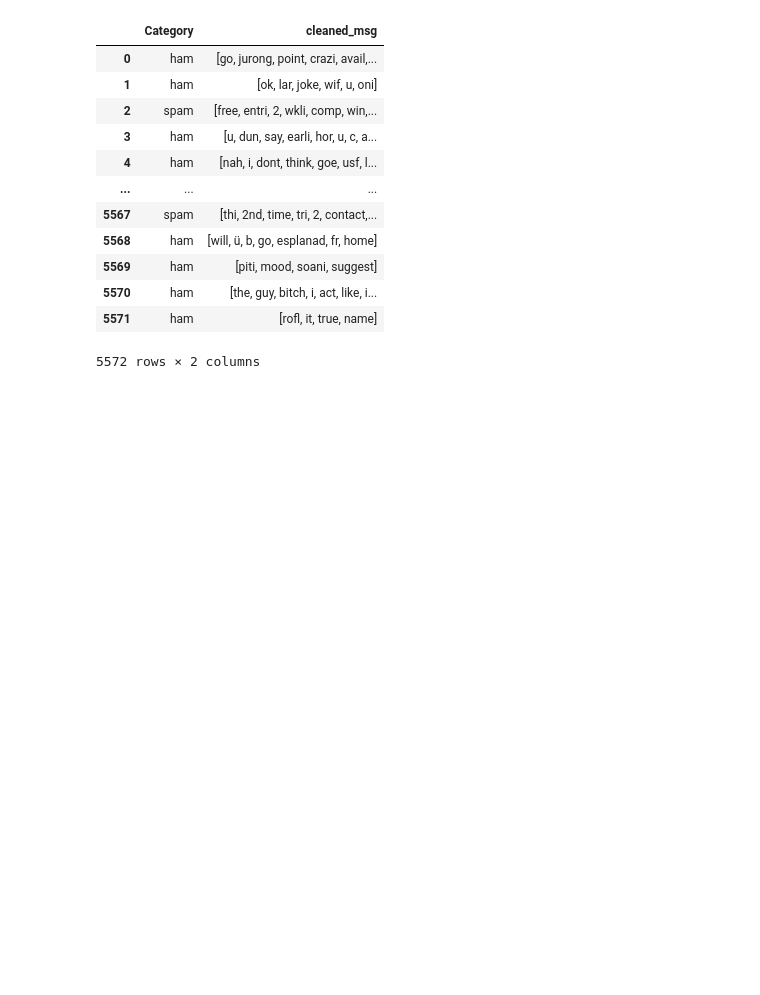
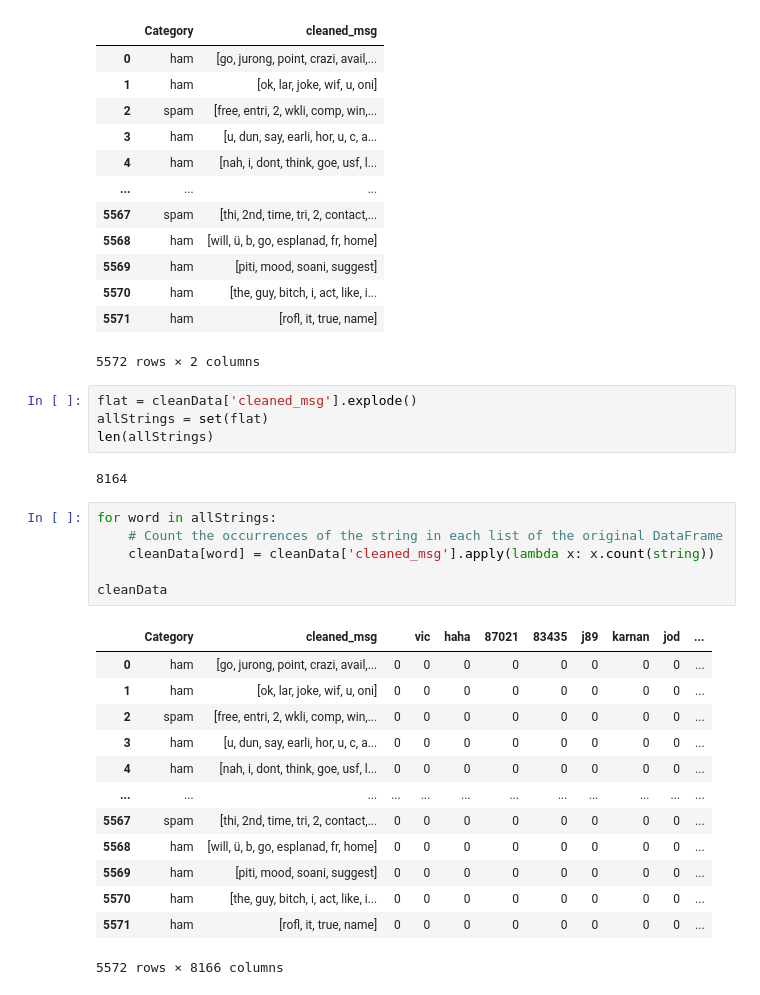
Before and after one commit to JonathanYe3/ML_duh_guyz, a Jupyter notebook: preprocessing.ipynb, the cells around one changed output. Saved outputs shown, nothing was run; the diff lists cells and outputs as text; blank space fills up the shorter version.

```diff
--- a/preprocessing.ipynb
+++ b/preprocessing.ipynb
@@ -177,3 +177,29 @@ cleanData
 | 5570 | ham | [the, guy, bitch, i, act, like, i... |
 | 5571 | ham | [rofl, it, true, name] |
 5572 rows × 2 columns
+# %%
+flat = cleanData['cleaned_msg'].explode()
+allStrings = set(flat)
+len(allStrings)
+# %% [output]
+8164
+# %%
+for word in allStrings:
+    # Count the occurrences of the string in each list of the original DataFrame
+    cleanData[word] = cleanData['cleaned_msg'].apply(lambda x: x.count(string))
+
+cleanData
+# %% [output]
+|  | Category | cleaned_msg |  | vic | haha | 87021 | 83435 | j89 | karnan | jod | ... |
+| 0 | ham | [go, jurong, point, crazi, avail,... | 0 | 0 | 0 | 0 | 0 | 0 | 0 | 0 | ... |
+| 1 | ham | [ok, lar, joke, wif, u, oni] | 0 | 0 | 0 | 0 | 0 | 0 | 0 | 0 | ... |
+| 2 | spam | [free, entri, 2, wkli, comp, win,... | 0 | 0 | 0 | 0 | 0 | 0 | 0 | 0 | ... |
+| 3 | ham | [u, dun, say, earli, hor, u, c, a... | 0 | 0 | 0 | 0 | 0 | 0 | 0 | 0 | ... |
+| 4 | ham | [nah, i, dont, think, goe, usf, l... | 0 | 0 | 0 | 0 | 0 | 0 | 0 | 0 | ... |
+| ... | ... | ... | ... | ... | ... | ... | ... | ... | ... | ... | ... |
+| 5567 | spam | [thi, 2nd, time, tri, 2, contact,... | 0 | 0 | 0 | 0 | 0 | 0 | 0 | 0 | ... |
+| 5568 | ham | [will, ü, b, go, esplanad, fr, home] | 0 | 0 | 0 | 0 | 0 | 0 | 0 | 0 | ... |
+| 5569 | ham | [piti, mood, soani, suggest] | 0 | 0 | 0 | 0 | 0 | 0 | 0 | 0 | ... |
+| 5570 | ham | [the, guy, bitch, i, act, like, i... | 0 | 0 | 0 | 0 | 0 | 0 | 0 | 0 | ... |
+| 5571 | ham | [rofl, it, true, name] | 0 | 0 | 0 | 0 | 0 | 0 | 0 | 0 | ... |
+5572 rows × 8166 columns
```
